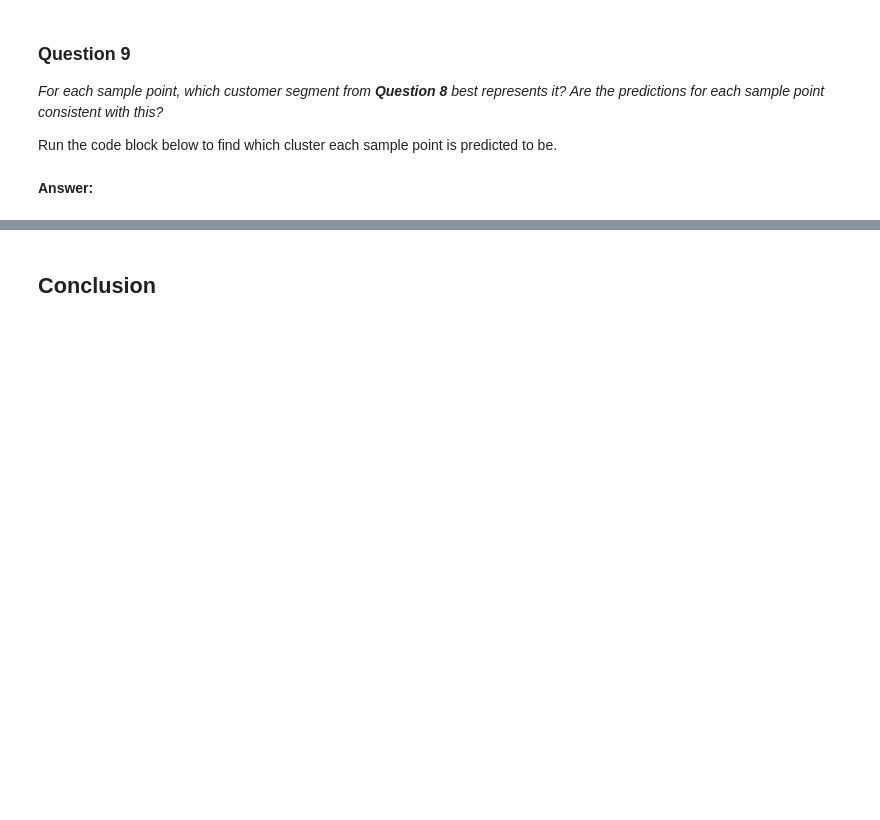
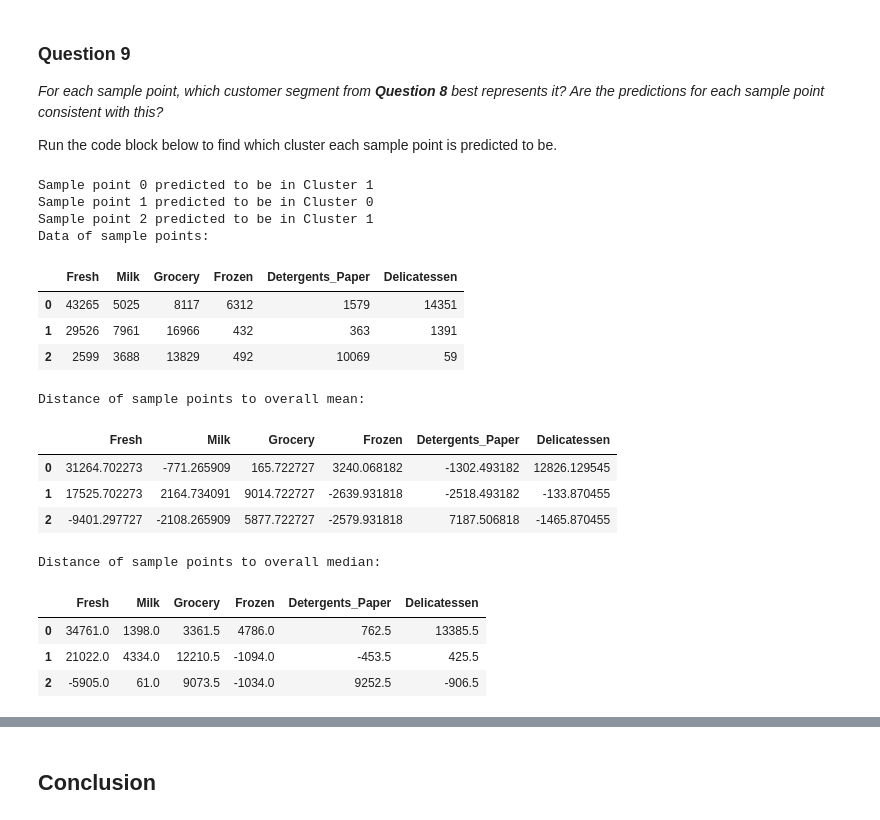
Before and after one commit to dungpt3003/machine-learning, a Jupyter notebook: projects/customer_segments/customer_segments.ipynb, the cells around one changed output, grey strips where cells are left out. Saved outputs shown, nothing was run; the diff lists cells and outputs as text; code cells hidden in the pictures; blank space fills up the shorter version.

```diff
--- a/projects/customer_segments/customer_segments.ipynb
+++ b/projects/customer_segments/customer_segments.ipynb
@@ -416,6 +469,32 @@ Run the code block below to find which cluster each sample point is predicted to
 # %%
 # Display the predictions
 for i, pred in enumerate(sample_preds):
     print "Sample point", i, "predicted to be in Cluster", pred
+
+print "Data of sample points:"
+display(samples)
+
+print "Distance of sample points to overall mean:"
+display(samples - data.mean())
+
+print "Distance of sample points to overall median:"
+display(samples - data.median())
+# %% [output]
+Sample point 0 predicted to be in Cluster 1
+Sample point 1 predicted to be in Cluster 0
+Sample point 2 predicted to be in Cluster 1
+Data of sample points:
+|  | Fresh | Milk | Grocery | Frozen | Detergents_Paper | Delicatessen |
+| 0 | 43265 | 5025 | 8117 | 6312 | 1579 | 14351 |
+| 1 | 29526 | 7961 | 16966 | 432 | 363 | 1391 |
+| 2 | 2599 | 3688 | 13829 | 492 | 10069 | 59 |
+Distance of sample points to overall mean:
+|  | Fresh | Milk | Grocery | Frozen | Detergents_Paper | Delicatessen |
+| 0 | 31264.702273 | -771.265909 | 165.722727 | 3240.068182 | -1302.493182 | 12826.129545 |
+| 1 | 17525.702273 | 2164.734091 | 9014.722727 | -2639.931818 | -2518.493182 | -133.870455 |
+| 2 | -9401.297727 | -2108.265909 | 5877.722727 | -2579.931818 | 7187.506818 | -1465.870455 |
+Distance of sample points to overall median:
+|  | Fresh | Milk | Grocery | Frozen | Detergents_Paper | Delicatessen |
+| 0 | 34761.0 | 1398.0 | 3361.5 | 4786.0 | 762.5 | 13385.5 |
+| 1 | 21022.0 | 4334.0 | 12210.5 | -1094.0 | -453.5 | 425.5 |
+| 2 | -5905.0 | 61.0 | 9073.5 | -1034.0 | 9252.5 | -906.5 |
-# %% [markdown]
-**Answer:**
```
Also changed, not shown: parts of 15 cells of this notebook, 1 other file.
